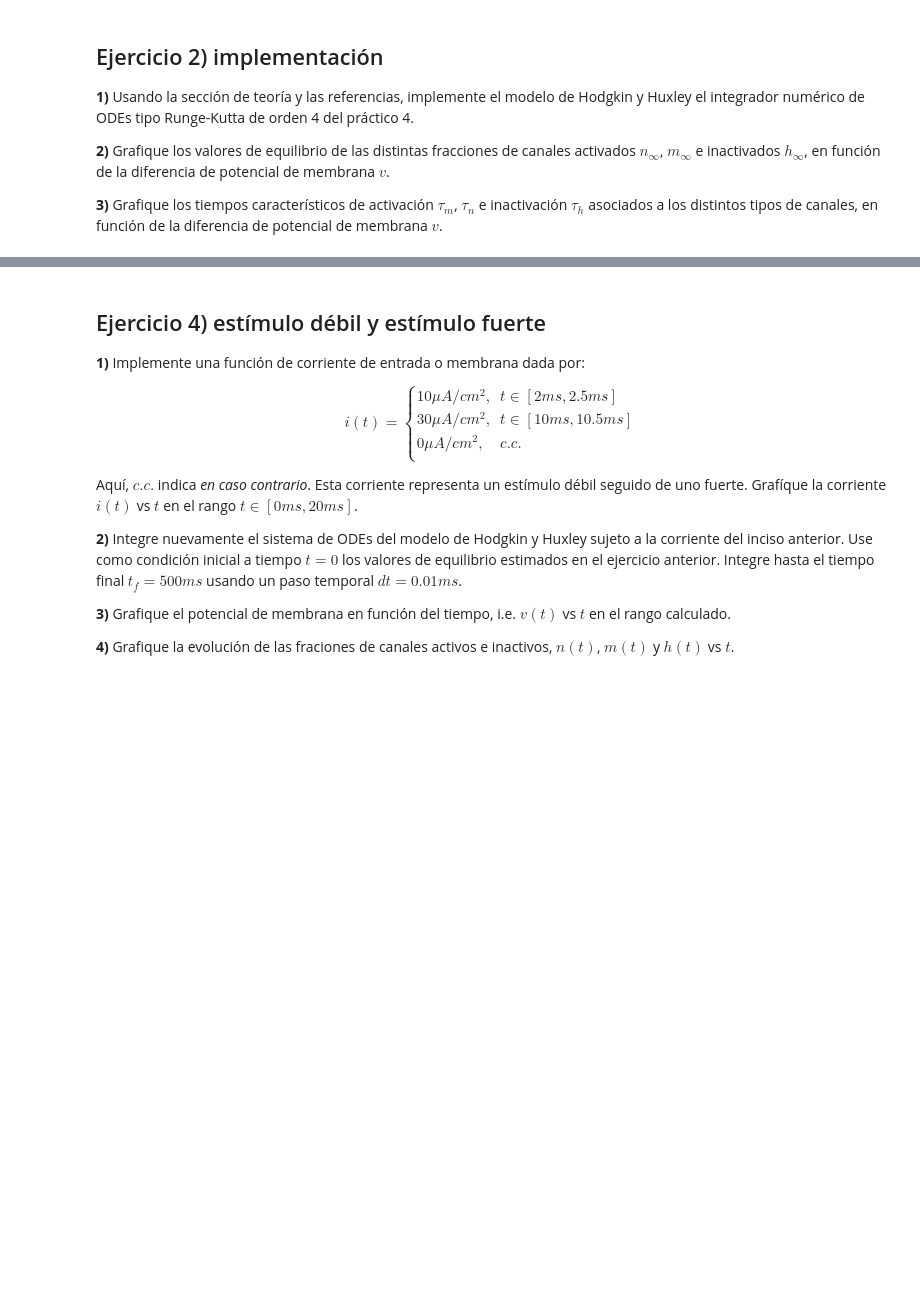
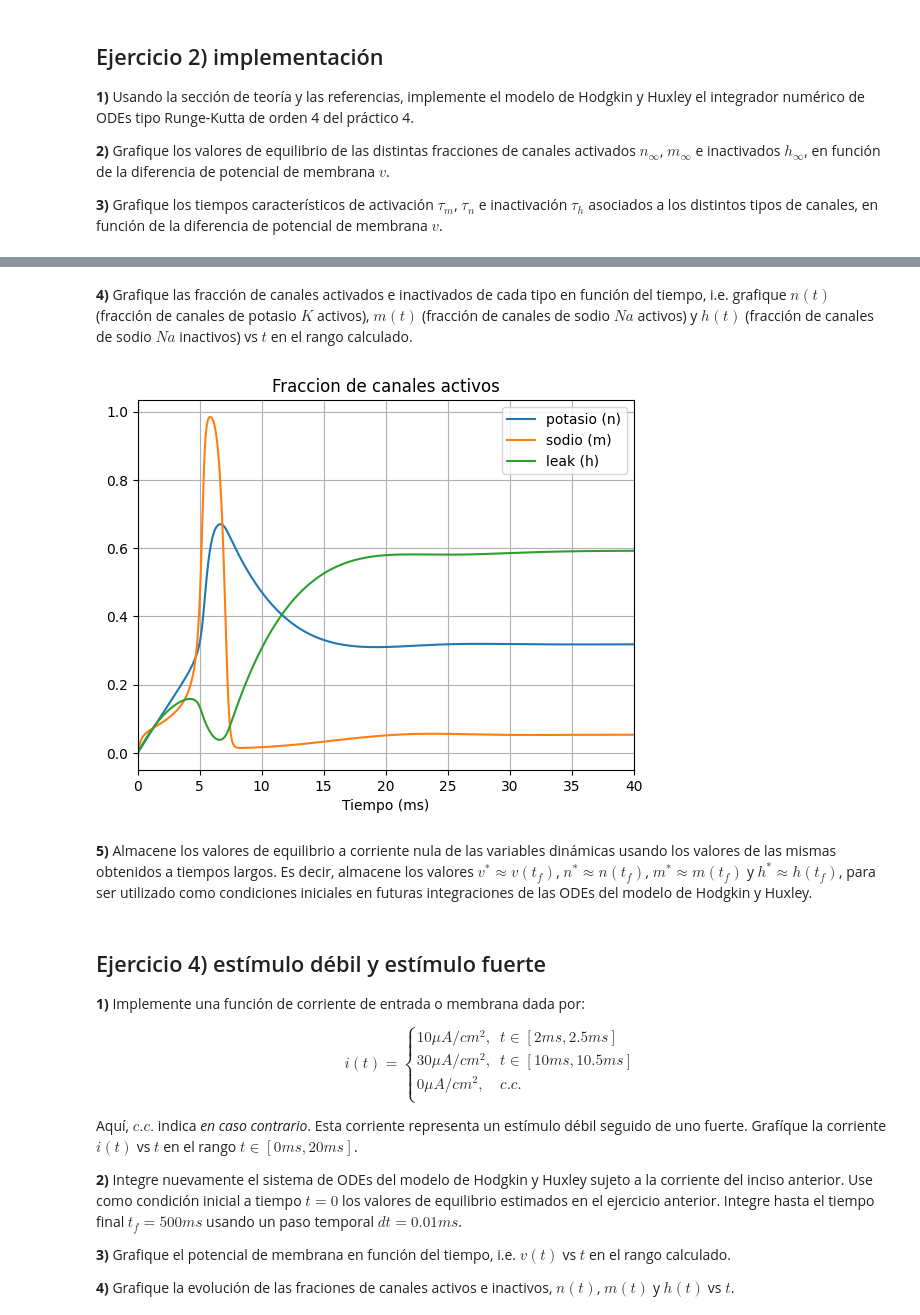
Before and after one commit to AdolfoBanchio/Redes-neuronales-2024, a Jupyter notebook: Trabajo Practico 1/redes_neuronales_2024_guia_8.ipynb, the cells around one changed output, grey strips where cells are left out. Saved outputs shown, nothing was run; the diff lists cells and outputs as text; code cells hidden in the pictures; blank space fills up the shorter version.

```diff
--- a/Trabajo Practico 1/redes_neuronales_2024_guia_8.ipynb
+++ b/Trabajo Practico 1/redes_neuronales_2024_guia_8.ipynb
@@ -314,0 +492,18 @@ Aclaración, los valores de los potenciales de Nernst se toman en referencia al
+# %% [markdown]
+**4)** Grafique las fracción de canales activados e inactivados de cada tipo en función del tiempo, i.e. grafique $n(t)$ (fracción de canales de potasio $K$ activos), $m(t)$ (fracción de canales de sodio $Na$ activos) y $h(t)$ (fracción de canales de sodio $Na$ inactivos) vs $t$ en el rango calculado.
+# %%
+# 3.4) graficar n, m, h en función del tiempo
+plt.plot(t,n_rk,label='potasio (n)')
+plt.plot(t,m_rk,label='sodio (m)')
+plt.plot(t,h_rk,label='leak (h)')
+plt.xlabel('Tiempo (ms)')
+
+plt.title('Fraccion de canales activos')
+plt.xlim(0,40)
+plt.legend()
+plt.grid()
+plt.show()
+# %% [output]
+[figure, added]
+# %% [markdown]
+**5)** Almacene los valores de equilibrio a corriente nula de las variables dinámicas usando los valores de las mismas obtenidos a tiempos largos. Es decir, almacene los valores $v^* \approx v(t_f)$, $n^* \approx n(t_f)$, $m^* \approx m(t_f)$ y $h^* \approx h(t_f)$, para ser utilizado como condiciones iniciales en futuras integraciones de las ODEs del modelo de Hodgkin y Huxley.
```
Also changed, not shown: parts of 15 cells of this notebook, 6 other files.
